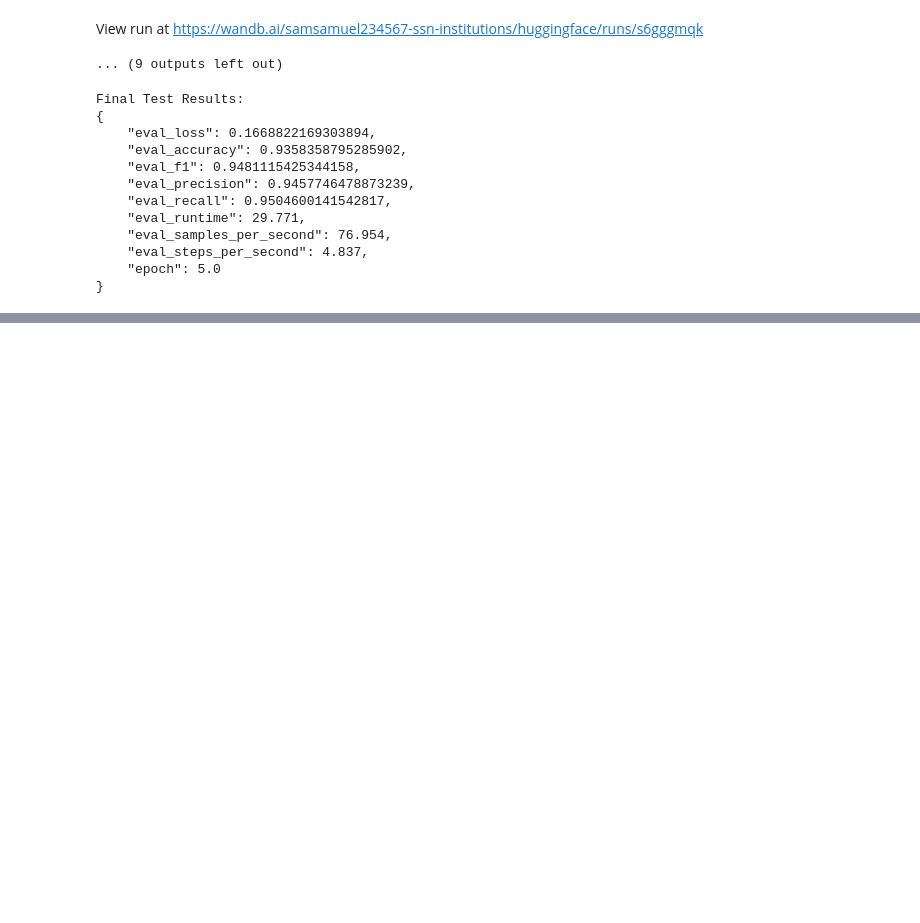
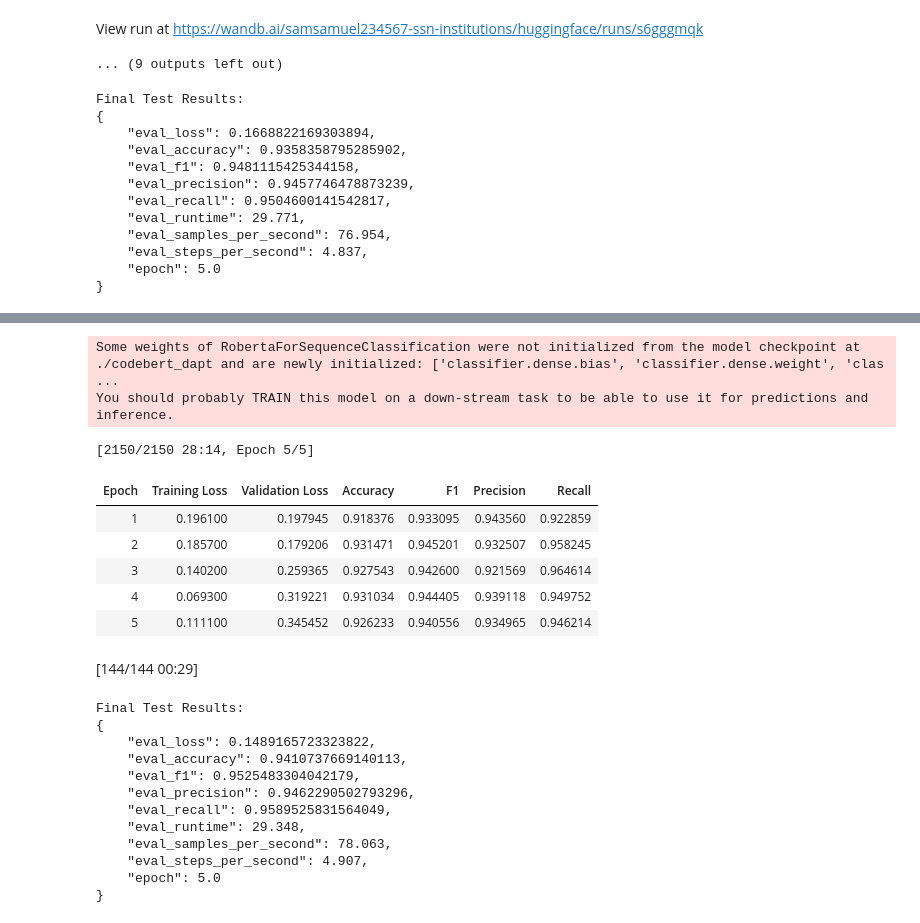
Before and after one commit to blackscythe123/IRSE, a Jupyter notebook: logistic_reg_codebert.ipynb, the cells around one changed output, grey strips where cells are left out. Drawn from its saved outputs; the diff is of its cells as text; code cells hidden in the pictures; blank space fills up the shorter version.

```diff
--- a/logistic_reg_codebert.ipynb
+++ b/logistic_reg_codebert.ipynb
@@ -469,0 +603,73 @@ plt.show()
+# %%
+# If you did MLM pretraining, load adapted weights here:
+model = AutoModelForSequenceClassification.from_pretrained("./codebert_dapt", num_labels=2)
+
+# ===============================
+# Metrics function
+# ===============================
+def compute_metrics(pred):
+    labels = pred.label_ids
+    preds = np.argmax(pred.predictions, axis=1)
+    prec, rec, f1, _ = precision_recall_fscore_support(labels, preds, average="binary")
+    acc = accuracy_score(labels, preds)
+    return {"accuracy": acc, "f1": f1, "precision": prec, "recall": rec}
+
+# ===============================
+# Step 2: Classification Fine-tuning
+# ===============================
+training_args = TrainingArguments(
+    output_dir="./results",
+    eval_strategy="epoch",
+    # eval_steps=500,   # e.g. evaluate every 500 steps
+
+    save_strategy="epoch",
+    learning_rate=2e-5,
+    per_device_train_batch_size=16,
+    per_device_eval_batch_size=16,
+    num_train_epochs=5,     # ✅ 3–5 epochs
+    weight_decay=0.01,
+    load_best_model_at_end=True,
+    logging_dir="./logs",
+    logging_steps=50,
+)
+
+trainer = Trainer(
+    model=model,
+    args=training_args,
+    train_dataset=train_tokenized,
+    eval_dataset=val_tokenized,
+    tokenizer=tokenizer,
+    compute_metrics=compute_metrics
+)
+
+# ===============================
+# Train & Evaluate
+# ===============================
+trainer.train()
+results = trainer.evaluate(test_tokenized)
+
+print("Final Test Results:")
+print(json.dumps(results, indent=4))
+# %% [output]
+Some weights of RobertaForSequenceClassification were not initialized from the model checkpoint at ./codebert_dapt and are newly initialized: ['classifier.dense.bias', 'classifier.dense.weight', 'clas ...
+You should probably TRAIN this model on a down-stream task to be able to use it for predictions and inference.
+[2150/2150 28:14, Epoch 5/5]
+| Epoch | Training Loss | Validation Loss | Accuracy | F1 | Precision | Recall |
+| 1 | 0.196100 | 0.197945 | 0.918376 | 0.933095 | 0.943560 | 0.922859 |
+| 2 | 0.185700 | 0.179206 | 0.931471 | 0.945201 | 0.932507 | 0.958245 |
+| 3 | 0.140200 | 0.259365 | 0.927543 | 0.942600 | 0.921569 | 0.964614 |
+| 4 | 0.069300 | 0.319221 | 0.931034 | 0.944405 | 0.939118 | 0.949752 |
+| 5 | 0.111100 | 0.345452 | 0.926233 | 0.940556 | 0.934965 | 0.946214 |
+[144/144 00:29]
+Final Test Results:
+{
+    "eval_loss": 0.1489165723323822,
+    "eval_accuracy": 0.9410737669140113,
+    "eval_f1": 0.9525483304042179,
+    "eval_precision": 0.9462290502793296,
+    "eval_recall": 0.9589525831564049,
+    "eval_runtime": 29.348,
+    "eval_samples_per_second": 78.063,
+    "eval_steps_per_second": 4.907,
+    "epoch": 5.0
+}
```
Also changed, not shown: parts of 3 cells of this notebook.
